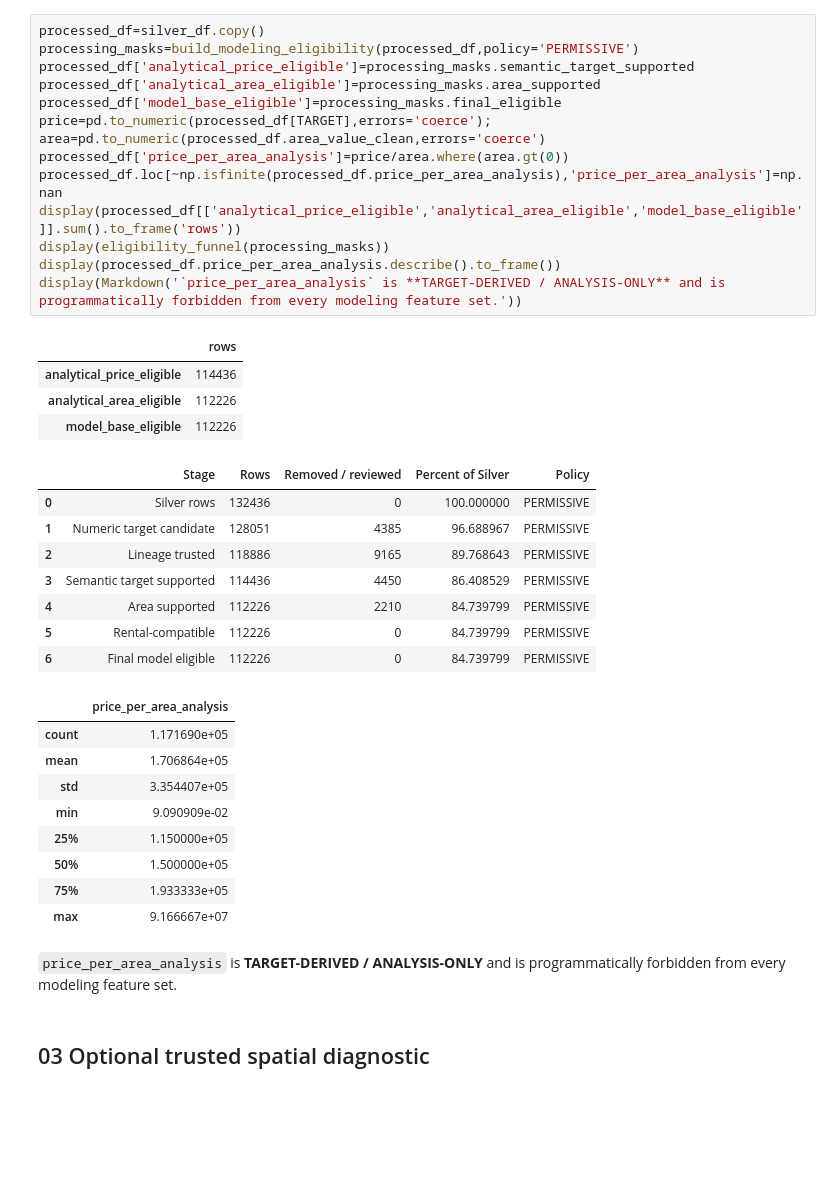
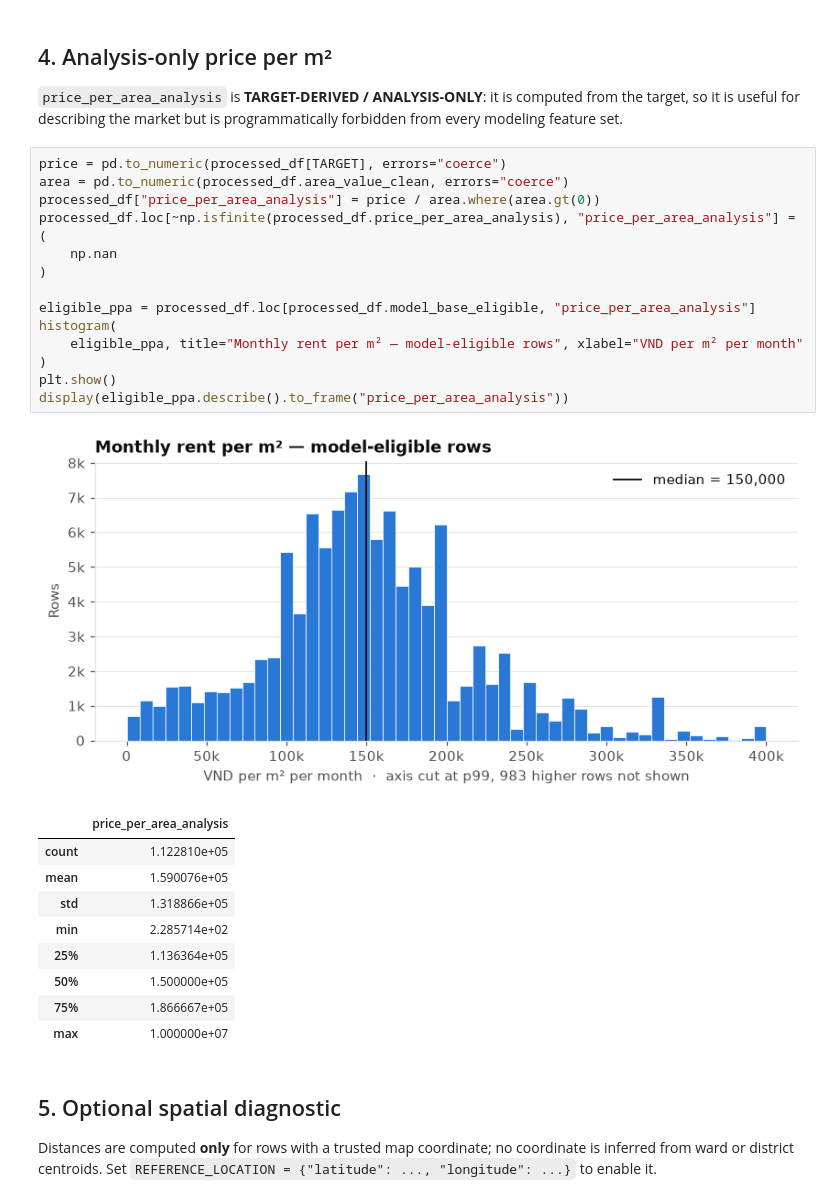
Before and after one commit to HauCoder2005/roombeacon-system, a Jupyter notebook: notebooks/03_roombeacon_processing.ipynb, the cells around one changed output. Cells and saved outputs as stored; diff of their text form; blank space fills up the shorter version.

```diff
--- a/notebooks/03_roombeacon_processing.ipynb
+++ b/notebooks/03_roombeacon_processing.ipynb
@@ -34,39 +184,36 @@ display(pd.Series({'path':str(SILVER_PATH),'rows':len(silver_df),'columns':len(s
+# %% [markdown]
+## 4. Analysis-only price per m²
+
+`price_per_area_analysis` is **TARGET-DERIVED / ANALYSIS-ONLY**: it is computed from the target, so it is
+useful for describing the market but is programmatically forbidden from every modeling feature set.
 # %%
-processed_df=silver_df.copy()
-processing_masks=build_modeling_eligibility(processed_df,policy='PERMISSIVE')
-processed_df['analytical_price_eligible']=processing_masks.semantic_target_supported
-processed_df['analytical_area_eligible']=processing_masks.area_supported
-processed_df['model_base_eligible']=processing_masks.final_eligible
-price=pd.to_numeric(processed_df[TARGET],errors='coerce'); area=pd.to_numeric(processed_df.area_value_clean,errors='coerce')
-processed_df['price_per_area_analysis']=price/area.where(area.gt(0))
-processed_df.loc[~np.isfinite(processed_df.price_per_area_analysis),'price_per_area_analysis']=np.nan
-display(processed_df[['analytical_price_eligible','analytical_area_eligible','model_base_eligible']].sum().to_frame('rows'))
-display(eligibility_funnel(processing_masks))
-display(processed_df.price_per_area_analysis.describe().to_frame())
-display(Markdown('`price_per_area_analysis` is **TARGET-DERIVED / ANALYSIS-ONLY** and is programmatically forbidden from every modeling feature set.'))
+price = pd.to_numeric(processed_df[TARGET], errors="coerce")
+area = pd.to_numeric(processed_df.area_value_clean, errors="coerce")
+processed_df["price_per_area_analysis"] = price / area.where(area.gt(0))
+processed_df.loc[~np.isfinite(processed_df.price_per_area_analysis), "price_per_area_analysis"] = (
+    np.nan
+)
+
+eligible_ppa = processed_df.loc[processed_df.model_base_eligible, "price_per_area_analysis"]
+histogram(
+    eligible_ppa, title="Monthly rent per m² — model-eligible rows", xlabel="VND per m² per month"
+)
+plt.show()
+display(eligible_ppa.describe().to_frame("price_per_area_analysis"))
 # %% [output]
+[figure, added]
-|  | rows |
-| analytical_price_eligible | 114436 |
-| analytical_area_eligible | 112226 |
-| model_base_eligible | 112226 |
+|  | price_per_area_analysis |
+| count | 1.122810e+05 |
+| mean | 1.590076e+05 |
+| std | 1.318866e+05 |
+| min | 2.285714e+02 |
+| 25% | 1.136364e+05 |
+| 50% | 1.500000e+05 |
+| 75% | 1.866667e+05 |
+| max | 1.000000e+07 |
-|  | Stage | Rows | Removed / reviewed | Percent of Silver | Policy |
-| 0 | Silver rows | 132436 | 0 | 100.000000 | PERMISSIVE |
-| 1 | Numeric target candidate | 128051 | 4385 | 96.688967 | PERMISSIVE |
-| 2 | Lineage trusted | 118886 | 9165 | 89.768643 | PERMISSIVE |
-| 3 | Semantic target supported | 114436 | 4450 | 86.408529 | PERMISSIVE |
-| 4 | Area supported | 112226 | 2210 | 84.739799 | PERMISSIVE |
-| 5 | Rental-compatible | 112226 | 0 | 84.739799 | PERMISSIVE |
-| 6 | Final model eligible | 112226 | 0 | 84.739799 | PERMISSIVE |
-|  | price_per_area_analysis |
-| count | 1.171690e+05 |
-| mean | 1.706864e+05 |
-| std | 3.354407e+05 |
-| min | 9.090909e-02 |
-| 25% | 1.150000e+05 |
-| 50% | 1.500000e+05 |
-| 75% | 1.933333e+05 |
-| max | 9.166667e+07 |
-`price_per_area_analysis` is **TARGET-DERIVED / ANALYSIS-ONLY** and is programmatically forbidden from every modeling feature set.
-# %% [markdown]
-## 03 Optional trusted spatial diagnostic
+# %% [markdown]
+## 5. Optional spatial diagnostic
+
+Distances are computed **only** for rows with a trusted map coordinate; no coordinate is inferred from
+ward or district centroids. Set `REFERENCE_LOCATION = {"latitude": ..., "longitude": ...}` to enable it.
 # %%
```
Also changed, not shown: parts of 21 cells of this notebook, 2 other files.
